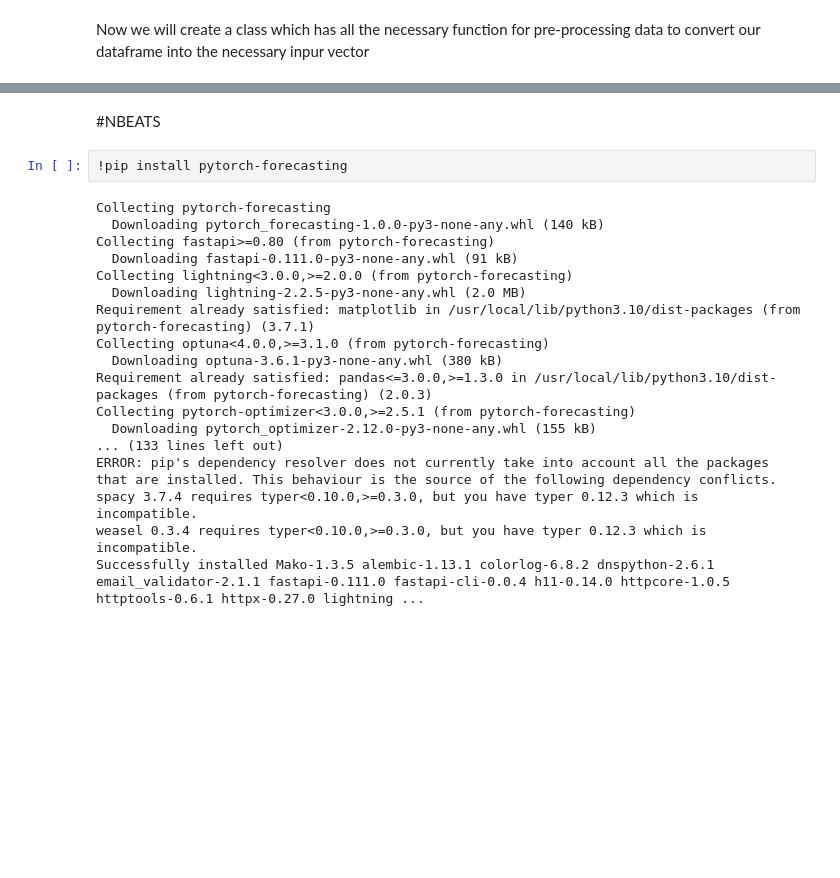
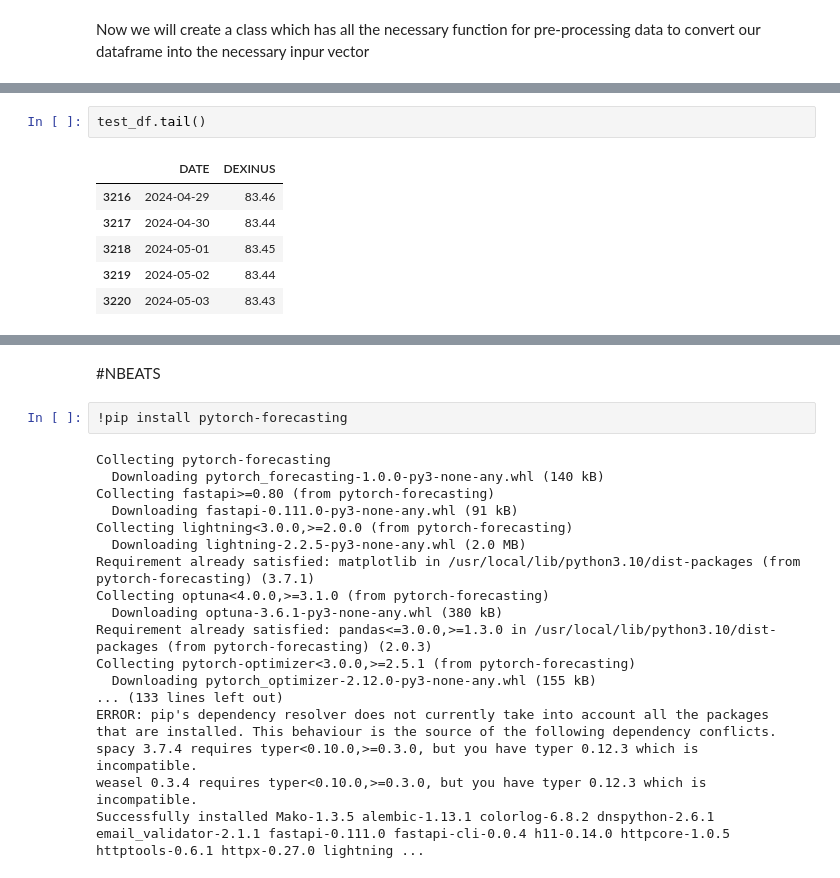
Before and after one commit to psycoplankton/Rupee-vs-Dollar-Time-Series-Forecasting, a Jupyter notebook: Time_Series_prediction_with_LSTM_N_BEATS_and_Autoformer_.ipynb, the cells around one changed output, grey strips where cells are left out. Drawn from its saved outputs; the diff is of its cells as text; blank space fills up the shorter version.

```diff
--- a/Time_Series_prediction_with_LSTM_N_BEATS_and_Autoformer_.ipynb
+++ b/Time_Series_prediction_with_LSTM_N_BEATS_and_Autoformer_.ipynb
@@ -371,0 +568,9 @@ train_dataset, test_dataset = pre_processing.train_test_split(dataframe = df)
+# %%
+test_df.tail()
+# %% [output]
+|  | DATE | DEXINUS |
+| 3216 | 2024-04-29 | 83.46 |
+| 3217 | 2024-04-30 | 83.44 |
+| 3218 | 2024-05-01 | 83.45 |
+| 3219 | 2024-05-02 | 83.44 |
+| 3220 | 2024-05-03 | 83.43 |
```
Also changed, not shown: parts of 25 cells of this notebook, 4 other files.
